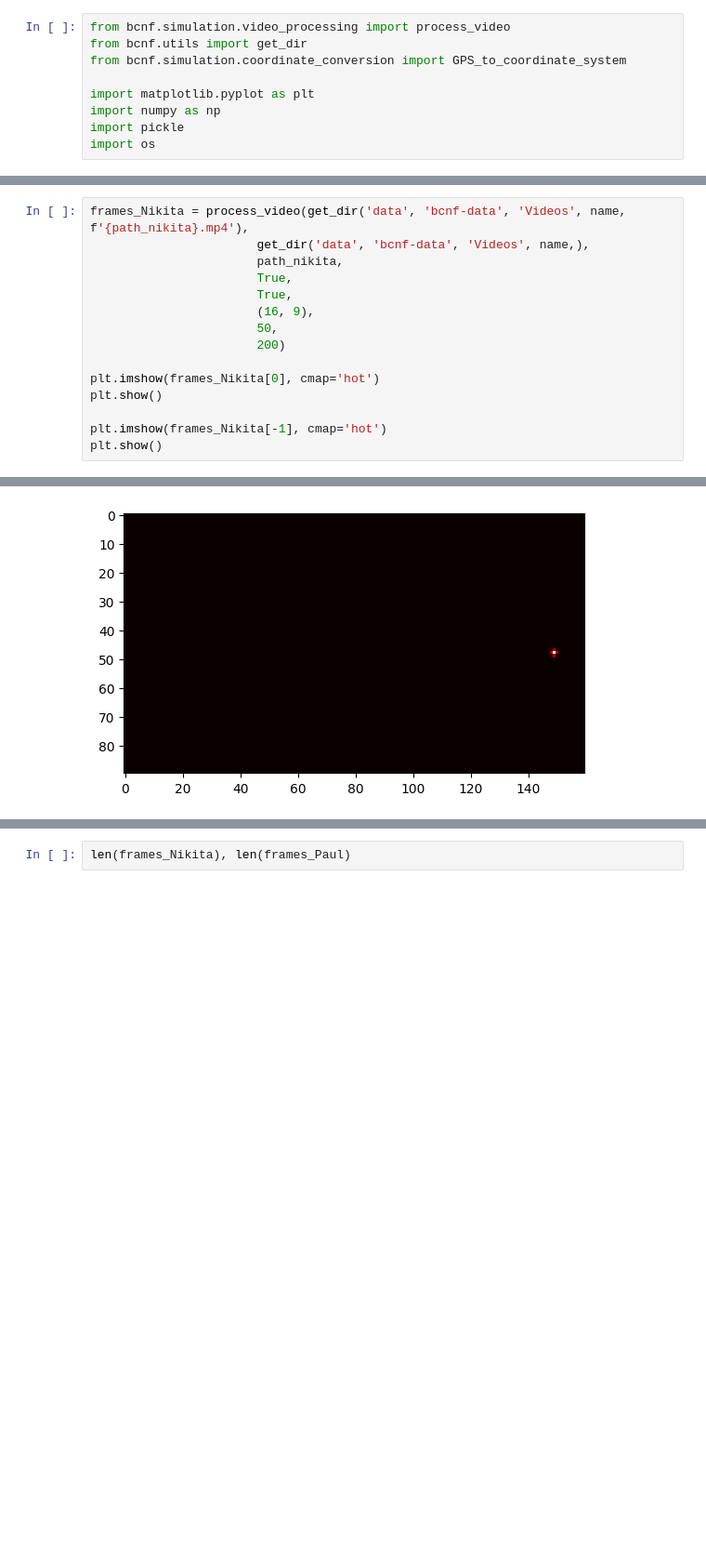
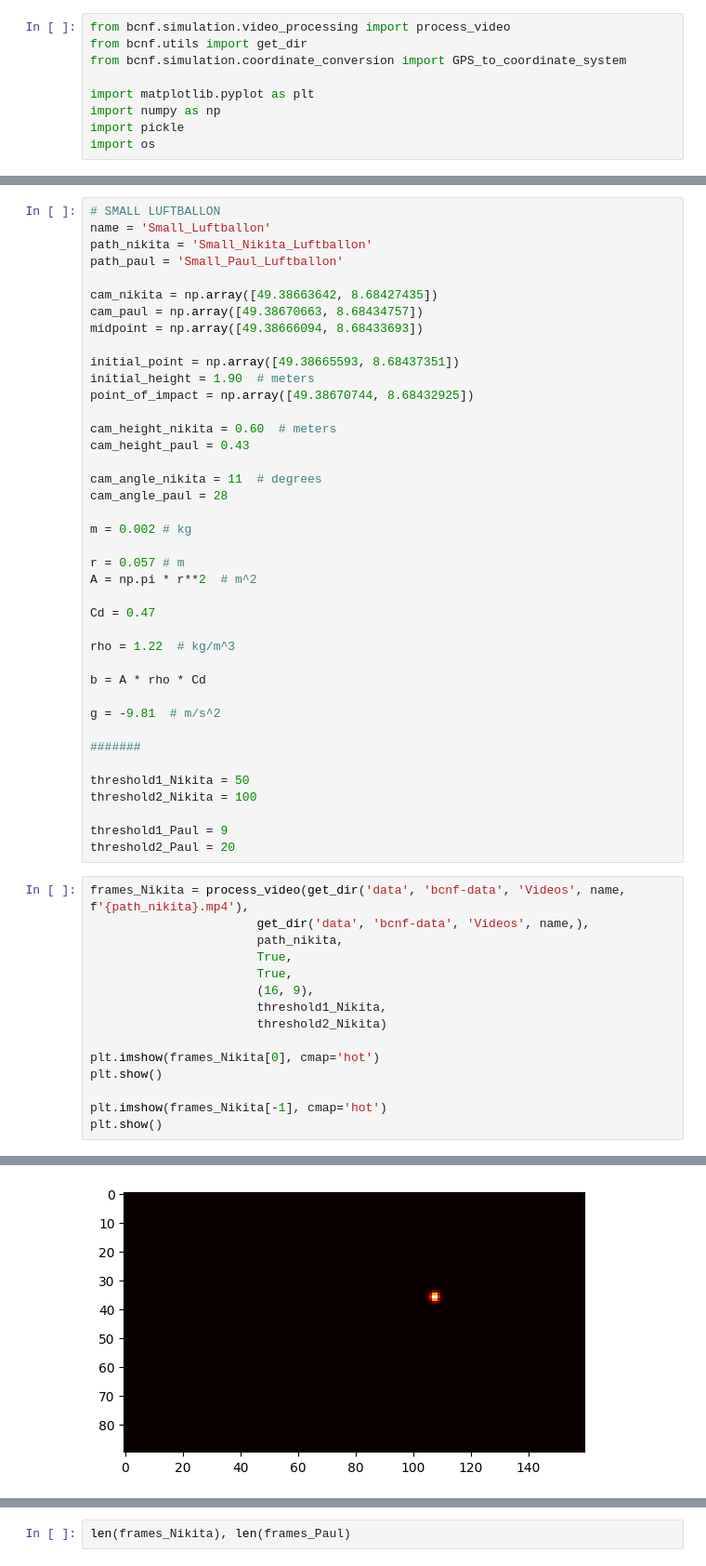
Before and after one commit to MrWhatZitToYaa/IGNNS-final-project, a Jupyter notebook: experimental/convert_videos.ipynb, the cells around one changed output, grey strips where cells are left out. Shown: that part at 93% size. Cells and saved outputs as stored; diff of their text form; blank space fills up the shorter version.

```diff
--- a/experimental/convert_videos.ipynb
+++ b/experimental/convert_videos.ipynb
@@ -29,21 +90,61 @@ cam_angle_paul = 28
+# %%
+# SMALL LUFTBALLON
+name = 'Small_Luftballon'
+path_nikita = 'Small_Nikita_Luftballon'
+path_paul = 'Small_Paul_Luftballon'
+
+cam_nikita = np.array([49.38663642, 8.68427435])
+cam_paul = np.array([49.38670663, 8.68434757])
+midpoint = np.array([49.38666094, 8.68433693])
+
+initial_point = np.array([49.38665593, 8.68437351])
+initial_height = 1.90  # meters
+point_of_impact = np.array([49.38670744, 8.68432925])
+
+cam_height_nikita = 0.60  # meters
+cam_height_paul = 0.43
+
+cam_angle_nikita = 11  # degrees
+cam_angle_paul = 28
+
+m = 0.002 # kg
+
+r = 0.057 # m
+A = np.pi * r**2  # m^2
+
+Cd = 0.47
+
+rho = 1.22  # kg/m^3
+
+b = A * rho * Cd
+
+g = -9.81  # m/s^2
+
+#######
+
+threshold1_Nikita = 50
+threshold2_Nikita = 100
+
+threshold1_Paul = 9
+threshold2_Paul = 20
 # %%
 frames_Nikita = process_video(get_dir('data', 'bcnf-data', 'Videos', name, f'{path_nikita}.mp4'),
                        get_dir('data', 'bcnf-data', 'Videos', name,),
                        path_nikita,
                        True,
                        True,
                        (16, 9),
-                       50,
-                       200)
+                       threshold1_Nikita,
+                       threshold2_Nikita)
 
 plt.imshow(frames_Nikita[0], cmap='hot')
 plt.show()
 
 plt.imshow(frames_Nikita[-1], cmap='hot')
 plt.show()
 # %% [output]
 MovieWriter imagemagick unavailable; using Pillow instead.
-[figure, old version]
+[figure, new version]
 [figure]
 # %%
 frames_Paul = process_video(get_dir('data', 'bcnf-data', 'Videos', name, f'{path_paul}.mp4'),
```
Also changed, not shown: parts of 8 cells of this notebook.
